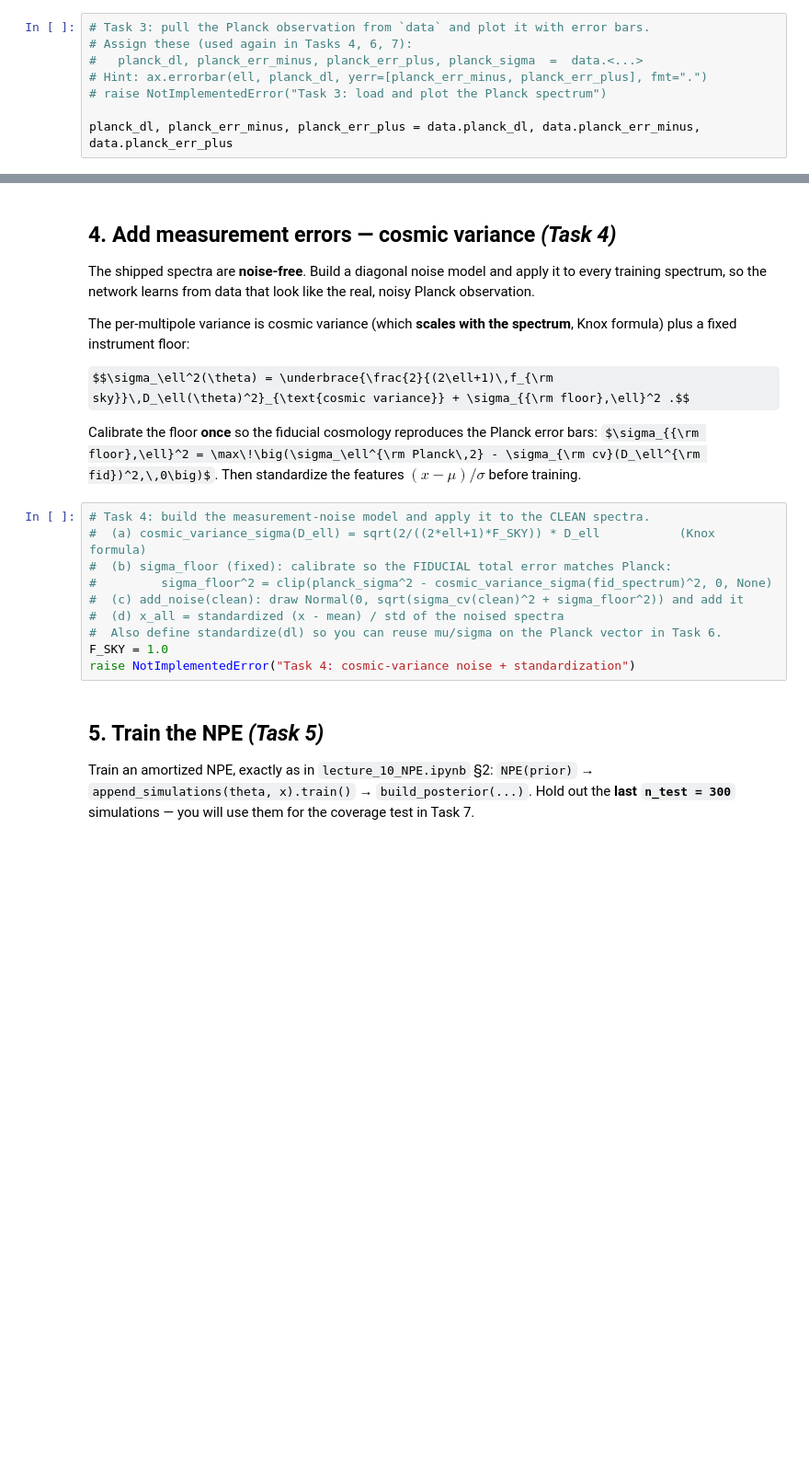
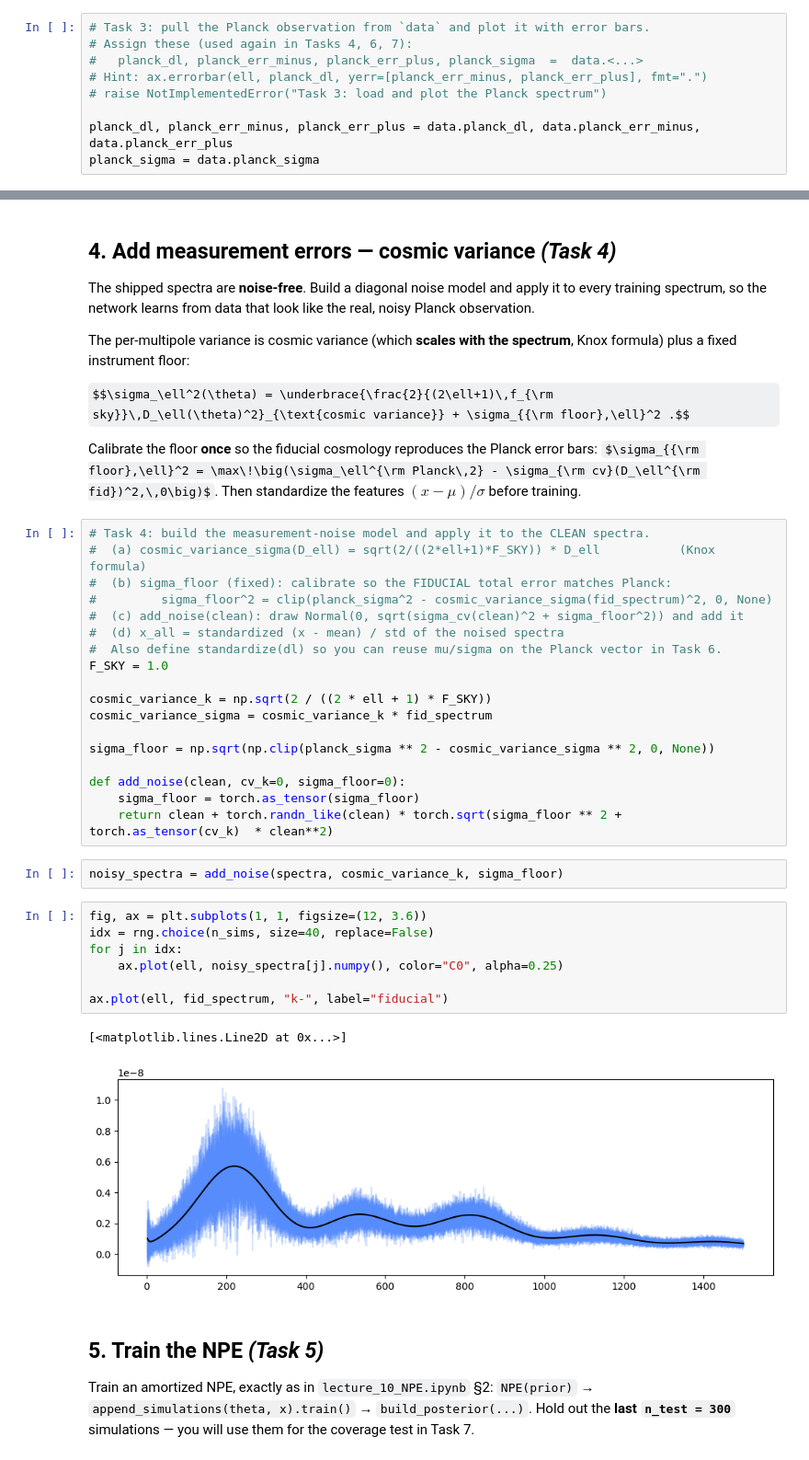
Before and after one commit to CosmicHitchhiker/ds_astro_2026s, a Jupyter notebook: ex10/ProblemSet10_planck_npe_starter.ipynb, the cells around one changed output, grey strips where cells are left out. Shown at 92% size. Saved outputs shown, nothing was run; the diff lists cells and outputs as text; some formulas as TeX source; blank space fills up the shorter version.

```diff
--- a/ex10/ProblemSet10_planck_npe_starter.ipynb
+++ b/ex10/ProblemSet10_planck_npe_starter.ipynb
@@ -112,6 +112,7 @@ vector in Task 6.
 # raise NotImplementedError("Task 3: load and plot the Planck spectrum")
 
 planck_dl, planck_err_minus, planck_err_plus = data.planck_dl, data.planck_err_minus, data.planck_err_plus
+planck_sigma = data.planck_sigma
 # %%
 fig, ax = plt.subplots(1, 1, figsize=(12, 3.6))
 plt.errorbar(ell, planck_dl, yerr=[planck_err_minus, planck_err_plus], label="Planck 2018", color="k", fmt=".", alpha=0.3)
@@ -143,7 +144,27 @@ Then standardize the features $(x-\mu)/\sigma$ before training.
 #  (d) x_all = standardized (x - mean) / std of the noised spectra
 #  Also define standardize(dl) so you can reuse mu/sigma on the Planck vector in Task 6.
 F_SKY = 1.0
-raise NotImplementedError("Task 4: cosmic-variance noise + standardization")
+
+cosmic_variance_k = np.sqrt(2 / ((2 * ell + 1) * F_SKY))
+cosmic_variance_sigma = cosmic_variance_k * fid_spectrum
+
+sigma_floor = np.sqrt(np.clip(planck_sigma ** 2 - cosmic_variance_sigma ** 2, 0, None))
+
+def add_noise(clean, cv_k=0, sigma_floor=0):
+    sigma_floor = torch.as_tensor(sigma_floor)
+    return clean + torch.randn_like(clean) * torch.sqrt(sigma_floor ** 2 + torch.as_tensor(cv_k)  * clean**2)
+# %%
+noisy_spectra = add_noise(spectra, cosmic_variance_k, sigma_floor)
+# %%
+fig, ax = plt.subplots(1, 1, figsize=(12, 3.6))
+idx = rng.choice(n_sims, size=40, replace=False)
+for j in idx:
+    ax.plot(ell, noisy_spectra[j].numpy(), color="C0", alpha=0.25)
+
+ax.plot(ell, fid_spectrum, "k-", label="fiducial")
+# %% [output]
+[<matplotlib.lines.Line2D at 0x...>]
+[figure, added]
 # %% [markdown]
 ## 5. Train the NPE  *(Task 5)*
 
```
